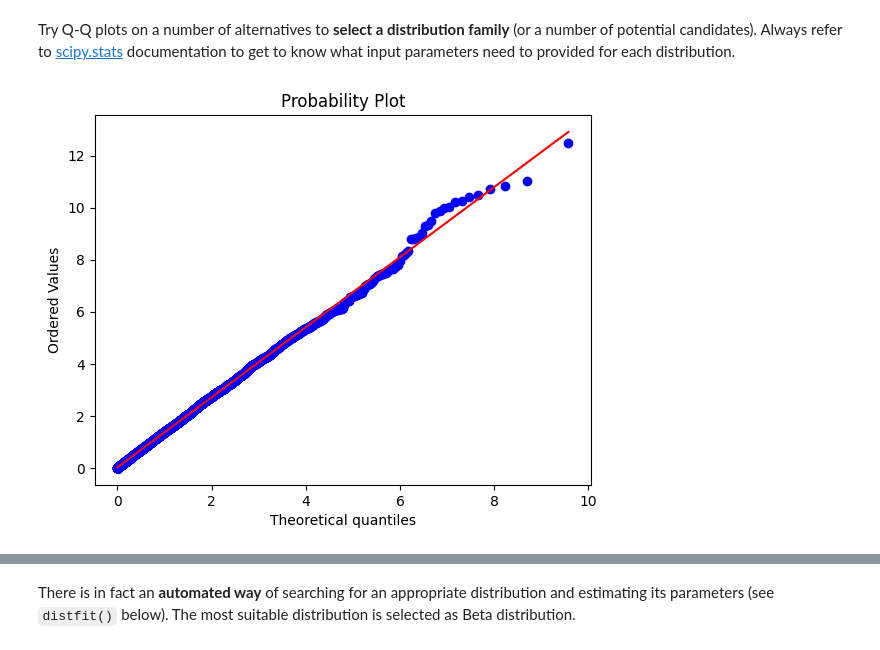
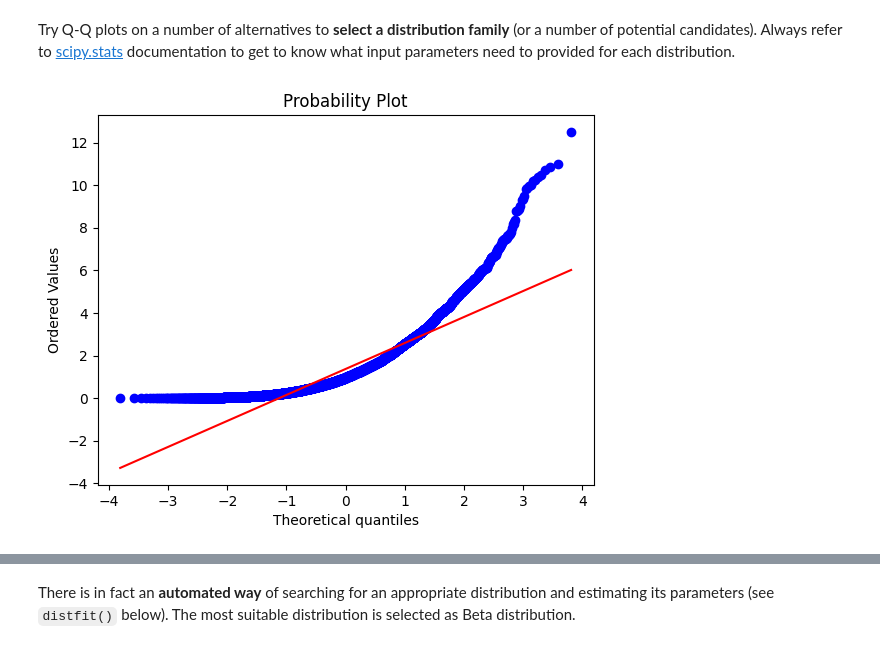
Before and after one commit to nsydn/ise304_syssim, a Jupyter notebook: input/input_analysis_2324s_cellularnetwork.ipynb, the cells around one changed output, grey strips where cells are left out. Saved outputs shown, nothing was run; the diff lists cells and outputs as text; code cells hidden in the pictures.

```diff
--- a/input/input_analysis_2324s_cellularnetwork.ipynb
+++ b/input/input_analysis_2324s_cellularnetwork.ipynb
@@ -112,11 +105,11 @@ Try Q-Q plots on a number of alternatives to **select a distribution family** (o
 # %%
 #draw a q-q plot againts various distributions
 fig = plt.figure()
 ax = fig.add_subplot(111)
-# stats.probplot(interarrival_time, dist=stats.norm,plot=ax)
+stats.probplot(interarrival_time, dist=stats.norm,plot=ax)
 # stats.probplot(interarrival_time, dist=stats.expon,plot=ax)
 # stats.probplot(interarrival_time, dist=stats.gamma,sparams=(1,),plot=ax)
 # stats.probplot(interarrival_time, dist=stats.beta, sparams=(1,60),plot=ax)
 plt.show()
 # %% [output]
-[figure, old version]
+[figure, new version]
```
Also changed, not shown: parts of 4 cells of this notebook.
